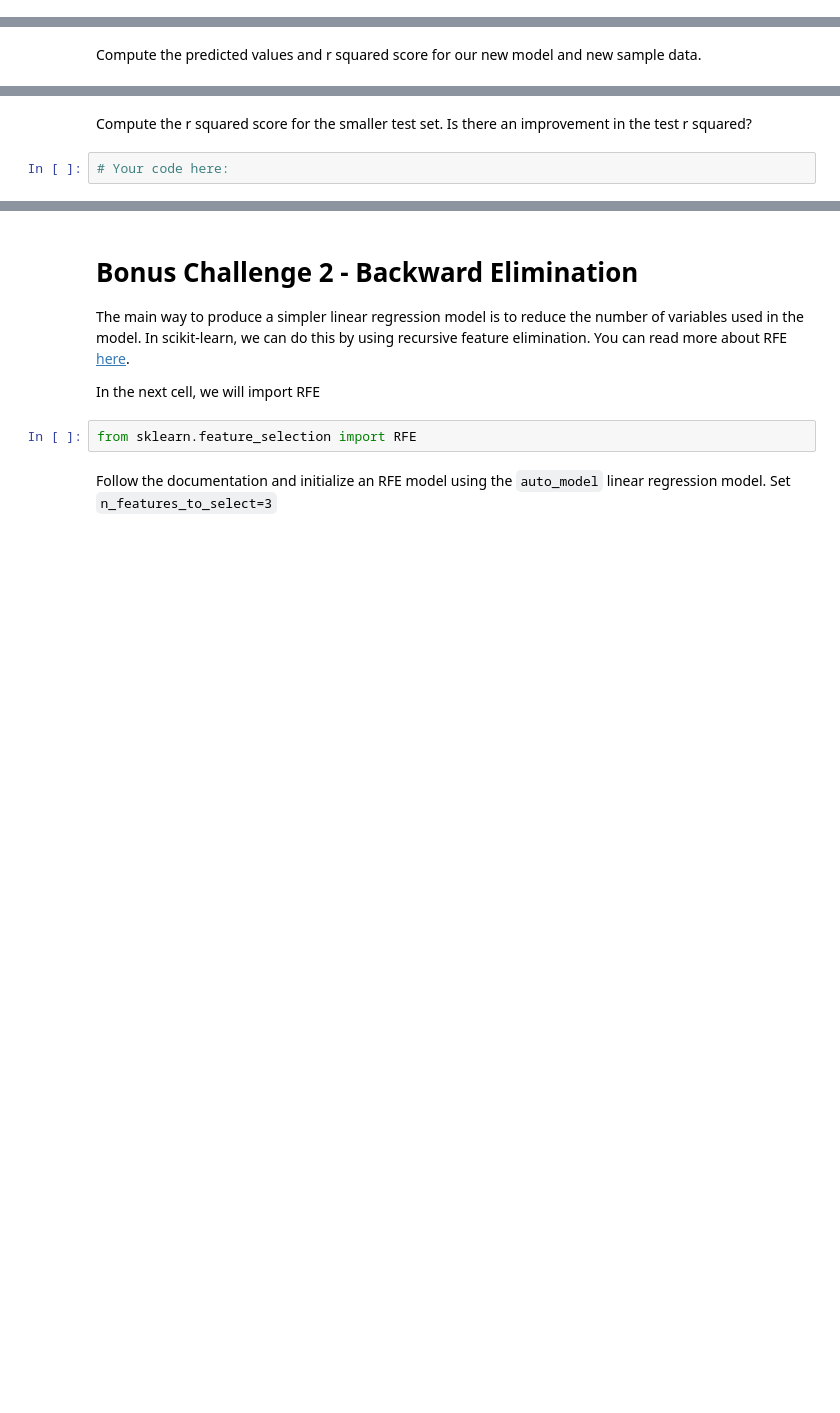
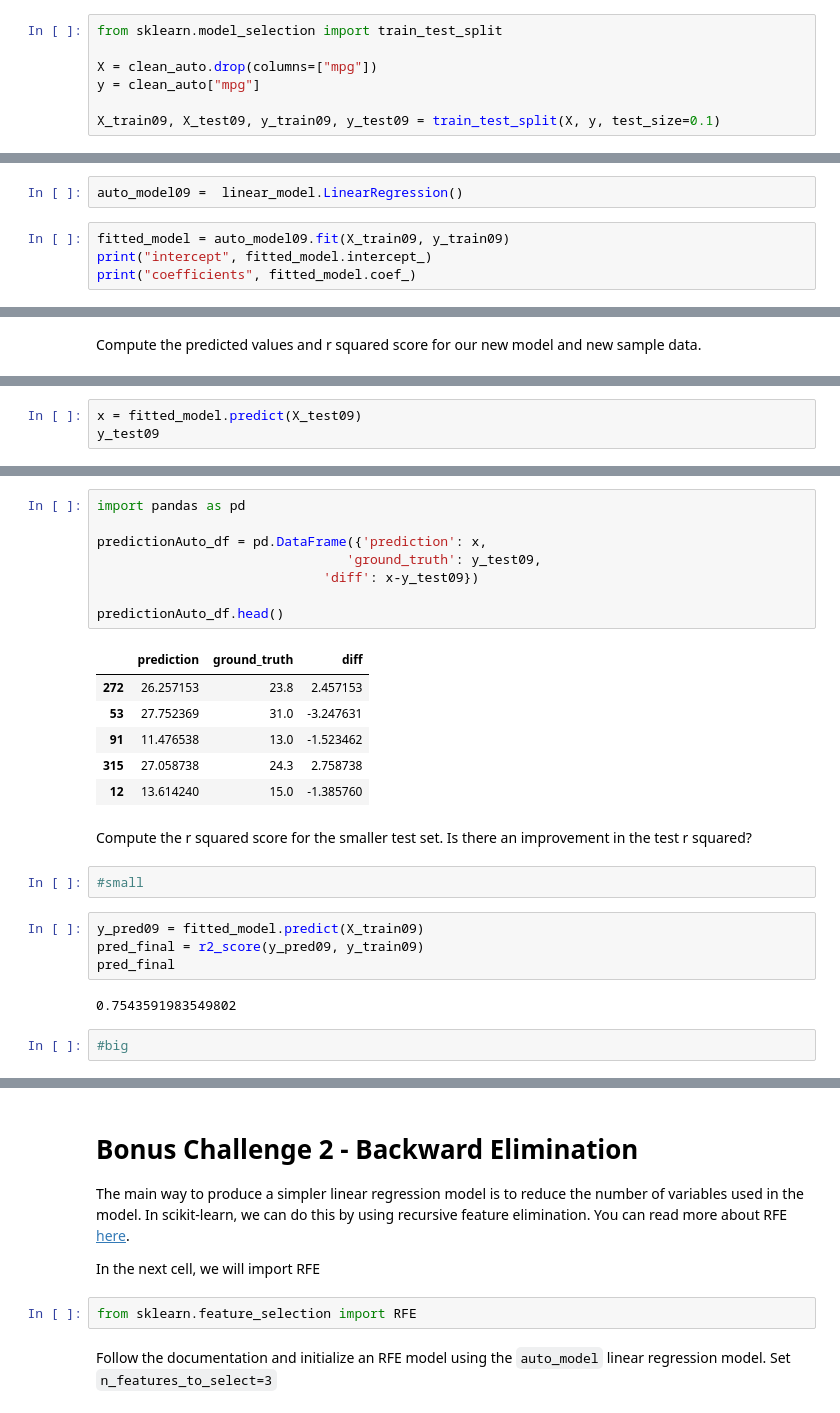
Before and after one commit to ironhack-datalabs/datamad0620, a Jupyter notebook: module-3/lab-supervised-learning-sklearn/your-code/main.ipynb, the cells around one changed output, grey strips where cells are left out. Cells and saved outputs as stored; diff of their text form; blank space fills up the shorter version.

```diff
--- a/module-3/lab-supervised-learning-sklearn/your-code/main.ipynb
+++ b/module-3/lab-supervised-learning-sklearn/your-code/main.ipynb
@@ -437,5 +454,12 @@ The r squared scores of the training data and the test data are pretty close (0.
 While the most common way to improve the fit of a model is by using [regularization](https://datanice.github.io/machine-learning-101-what-is-regularization-interactive.html), there are other simpler ways to improve model fit. The first is to create a simpler model. The second is to increase the train sample size.
 
 Let us start with the easier option and increase our train sample size to 90% of the data. Create a new test train split and name the new predictors and response variables `X_train09`, `X_test09`, `y_train09`, `y_test09`.
+# %%
+from sklearn.model_selection import train_test_split
+
+X = clean_auto.drop(columns=["mpg"])
+y = clean_auto["mpg"]
+
+X_train09, X_test09, y_train09, y_test09 = train_test_split(X, y, test_size=0.1)
 # %% [markdown]
 Initialize a new linear regression model. Name this model `auto_model09`. Fit the model to the new sample (training) data.
@@ -443,0 +466,6 @@ Initialize a new linear regression model. Name this model `auto_model09`. Fit th
+# %%
+auto_model09 =  linear_model.LinearRegression()
+# %%
+fitted_model = auto_model09.fit(X_train09, y_train09)
+print("intercept", fitted_model.intercept_)
+print("coefficients", fitted_model.coef_)
@@ -447,0 +477,3 @@ Compute the predicted values and r squared score for our new model and new sampl
+# %%
+x = fitted_model.predict(X_test09)
+y_test09
@@ -448,4 +498,27 @@ Compute the predicted values and r squared score for our new model and new sampl
+# %%
+import pandas as pd
+
+predictionAuto_df = pd.DataFrame({'prediction': x,
+                                'ground_truth': y_test09,
+                             'diff': x-y_test09})
+
+predictionAuto_df.head()
+# %% [output]
+|  | prediction | ground_truth | diff |
+| 272 | 26.257153 | 23.8 | 2.457153 |
+| 53 | 27.752369 | 31.0 | -3.247631 |
+| 91 | 11.476538 | 13.0 | -1.523462 |
+| 315 | 27.058738 | 24.3 | 2.758738 |
+| 12 | 13.614240 | 15.0 | -1.385760 |
 # %% [markdown]
 Compute the r squared score for the smaller test set. Is there an improvement in the test r squared?
-# %%
-# Your code here:
+# %%
+#small
+# %%
+y_pred09 = fitted_model.predict(X_train09)
+pred_final = r2_score(y_pred09, y_train09)
+pred_final
+# %% [output]
+0.7543591983549802
+# %%
+#big
```
Also changed, not shown: parts of 7 cells of this notebook.
